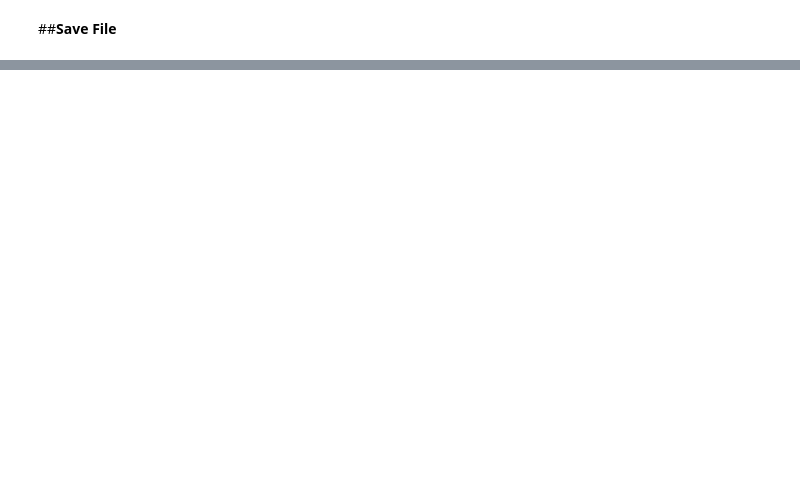
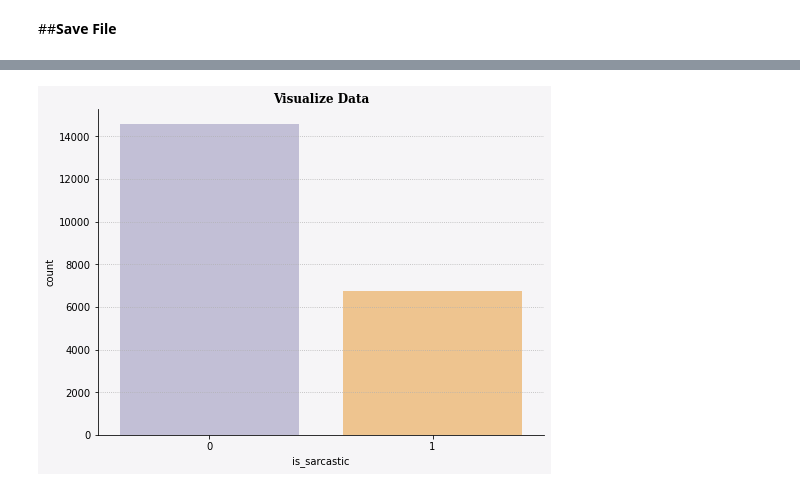
Before and after one commit to phutaekwondo/CS114.L21, a Jupyter notebook: collect_sarcasm/collect_data_Sarcasm.ipynb, the cells around one changed output, grey strips where cells are left out. Saved outputs shown, nothing was run; the diff lists cells and outputs as text; code cells hidden in the pictures; blank space fills up the shorter version.

```diff
--- a/collect_sarcasm/collect_data_Sarcasm.ipynb
+++ b/collect_sarcasm/collect_data_Sarcasm.ipynb
@@ -273,0 +463,21 @@ full_data.to_json('sarcasm_dataset.json')
+# %%
+test = pd.read_csv('sarcasm_test.csv')
+# %%
+import matplotlib.pyplot as plt
+import seaborn as sn
+#Nguồn nhóm của Lan Phương
+def Visualize_data(df):
+  fig=plt.figure(figsize=(8,6))
+  background_color = '#f6f5f7'
+  fig.patch.set_facecolor(background_color)
+  ax=plt.subplot(1,1,1)
+  ax.set_facecolor(background_color)
+  ax.set_title('Visualize Data',fontweight='bold',fontfamily='serif')
+  for i in ['top','right']:
+    ax.spines[i].set_visible(False)
+  ax.grid(linestyle=':',axis='y')
+  sn.countplot(df['is_sarcastic'],palette='PuOr_r')
+# %%
+Visualize_data(test)
+# %% [output]
+[figure, added]
```
Also changed, not shown: parts of 27 cells of this notebook.
